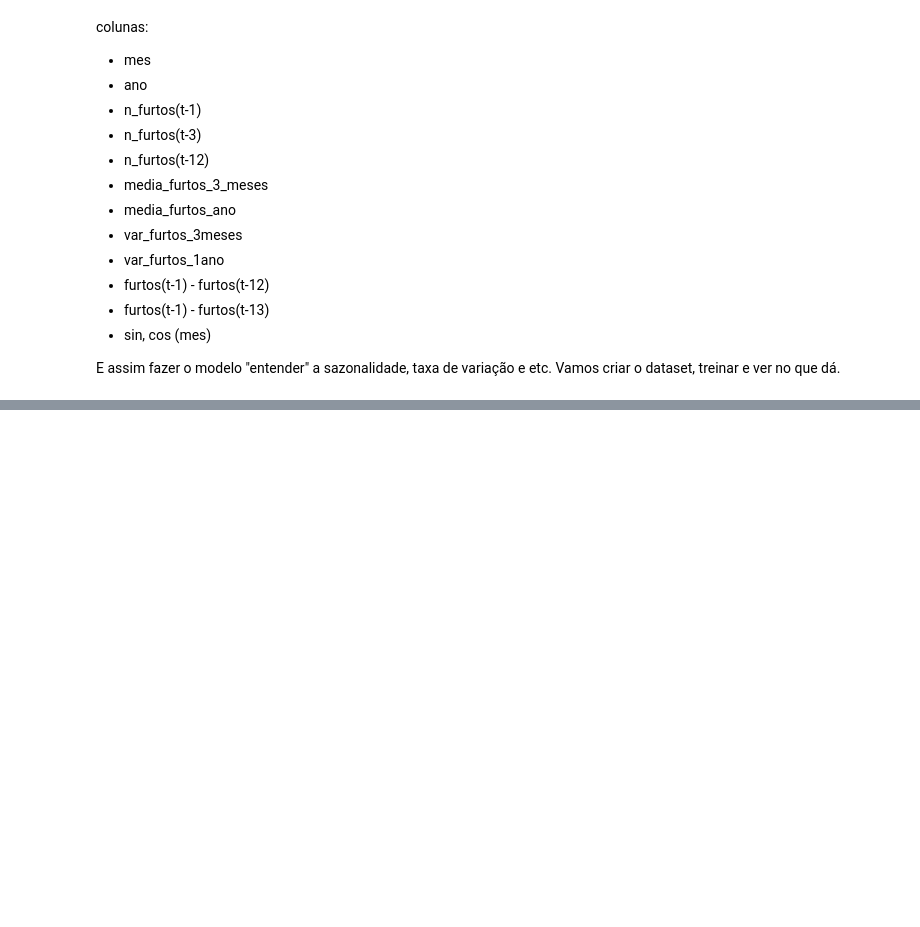
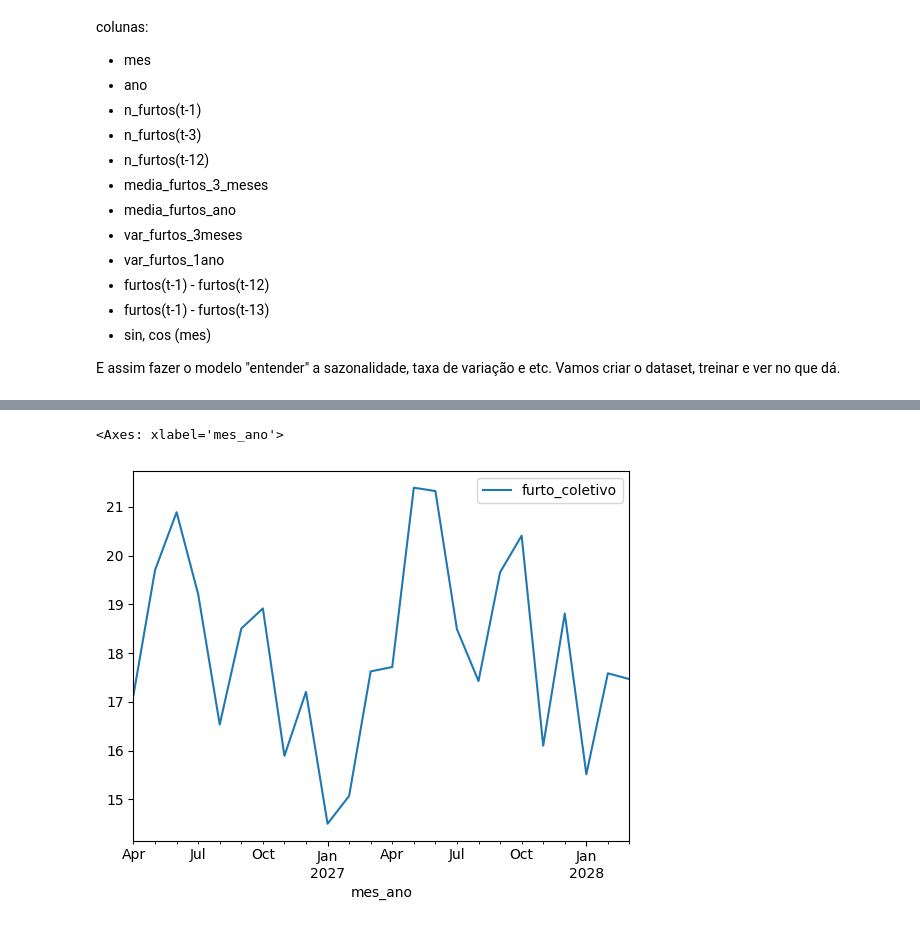
Before and after one commit to E-rhari/UFRJ-Analytica-PS-2026.1-Grupo-U, a Jupyter notebook: notebooks/modelo_previsao.ipynb, the cells around one changed output, grey strips where cells are left out. Drawn from its saved outputs; the diff is of its cells as text; code cells hidden in the pictures; blank space fills up the shorter version.

Commit message:
add:treinamento finalizado dos modelos de predição

```diff
--- a/notebooks/modelo_previsao.ipynb
+++ b/notebooks/modelo_previsao.ipynb
@@ -224,20 +266,7 @@ target = 'furto_coletivo'
 features = [
     'mes', 'ano',
     'furtos_t_1', 'furtos_t_2', 'furtos_t_3','furtos_t_12',
-    'media_3m', 'media_12m',
+    'media_3m', 'media_12m','diff_12_13',
     'var_3m', 'var_12m',
-    'diff_1_2',
-    'is_pandemic', "mes_sin","mes_cos"
+    'diff_1_2',"mes_sin","mes_cos"
 ]
-xg_cisp = df_xg[df_xg["cisp"]==17]
-X = xg_cisp[features]
-y = xg_cisp[target]
-# %%
-train_size = int(len(X) * 0.8)
-
-X_train = X.iloc[:train_size]
-X_test = X.iloc[train_size:]
-
-y_train = y.iloc[:train_size]
-y_test = y.iloc[train_size:]
-X_train
@@ -352,14 +272,0 @@ def prever_proximos_meses(model, df_cisp, target, n_meses=12):
-# %%
-xg_cisp = df_xg[df_xg["cisp"]==32]
-xg_cisp = xg_cisp[xg_cisp["ano"] <2025]
-X = xg_cisp[features]
-y = xg_cisp[target]
-model = XGBRegressor(
-    n_estimators=300,
-    learning_rate=0.05,
-    max_depth=4,
-    random_state=42
-    )
-model.fit(X,y)
-forecast = prever_proximos_meses(model, xg_cisp,target, n_meses=12)
-ff = forecast[forecast["ano"]>=2025]["furto_coletivo"]
@@ -408,0 +397,8 @@ forecast[:24]
+# %%
+df_futuro['ano'] = df_futuro['mes_ano'].dt.year
+df_futuro['mes'] = df_futuro['mes_ano'].dt.month
+# %%
+df_futuro[df_futuro["cisp"]==1].plot(x="mes_ano", y="furto_coletivo")
+# %% [output]
+<Axes: xlabel='mes_ano'>
+[figure, added]
```
Also changed, not shown: parts of 36 cells of this notebook, 1 other file.
